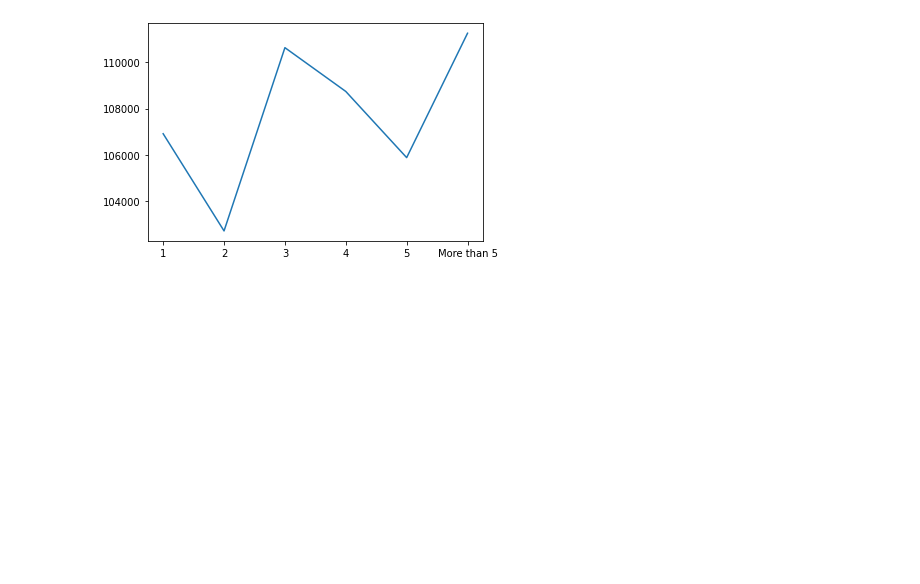
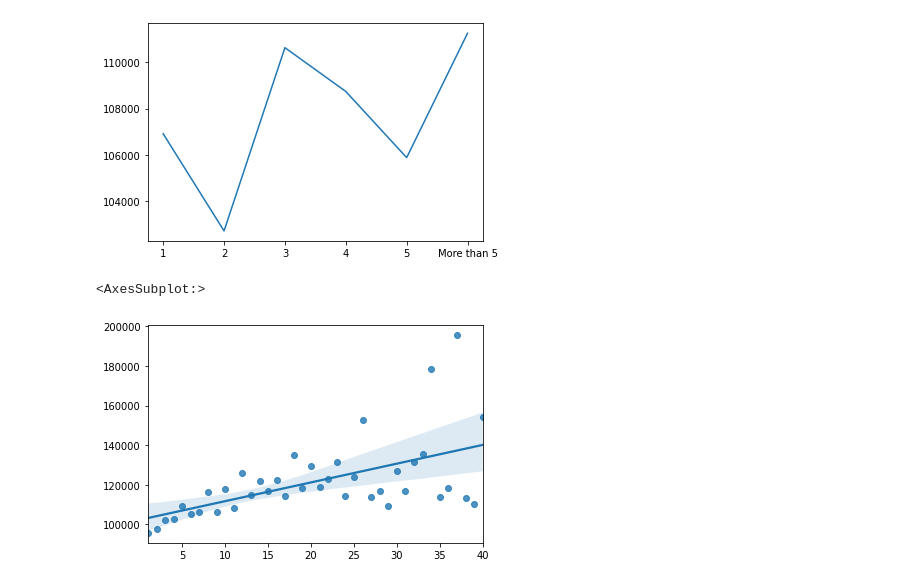
Before and after one commit to MistSF/American-Dream, a Jupyter notebook: notebook/career_visualisation.ipynb, the cells around one changed output. Drawn from its saved outputs; the diff is of its cells as text; code cells hidden in the pictures; blank space fills up the shorter version.

Commit message:
salary by Years

```diff
--- a/notebook/career_visualisation.ipynb
+++ b/notebook/career_visualisation.ipynb
@@ -87,3 +87,19 @@ sns.lineplot(data=Teammean)
 # %% [output]
 <AxesSubplot:>
 [figure]
+# %%
+slrbyYears = data[["SalaryUSD", "YearsWithThisTypeOfJob"]]
+groupYears = slrbyYears.groupby("YearsWithThisTypeOfJob")
+
+YearsMean = {}
+for x in groupYears :
+    if x[0] != "None" :
+        YearsMean[x[0]] = x[1].SalaryUSD.mean()
+
+keys = list(YearsMean.keys())
+values = list(YearsMean.values())
+
+sns.regplot(x=keys, y=values)
+# %% [output]
+<AxesSubplot:>
+[figure, added]
```
Also changed, not shown: parts of 1 cell of this notebook.
